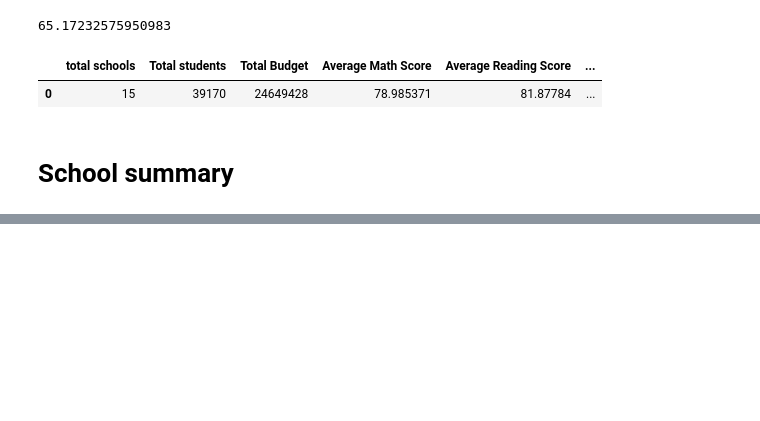
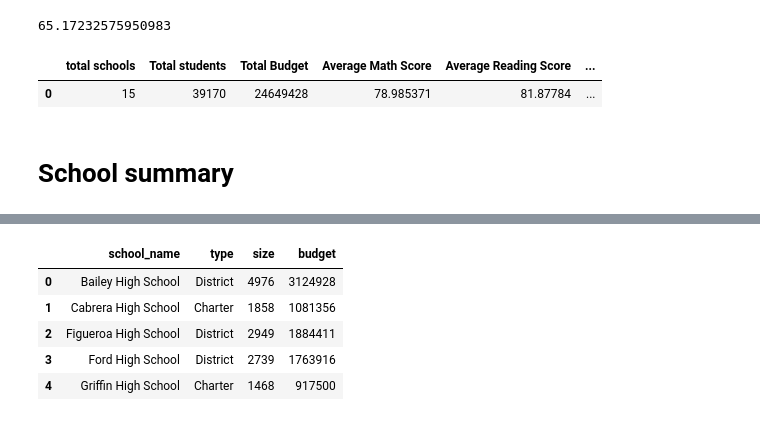
Before and after one commit to bhubh/pandas_challenge, a Jupyter notebook: PyCitySchools/PyCitySchools.ipynb, the cells around one changed output, grey strips where cells are left out. Saved outputs shown, nothing was run; the diff lists cells and outputs as text; code cells hidden in the pictures; blank space fills up the shorter version.

```diff
--- a/PyCitySchools/PyCitySchools.ipynb
+++ b/PyCitySchools/PyCitySchools.ipynb
@@ -149,0 +223,13 @@ percentage_reading_pass_school = 100*(reading_pass_school/total_school_students)
+# %%
+#creating summary table
+#selecting columns from unique_schools_df
+column_list = ["school_name","type","size","budget"]
+school_summary_df = pd.DataFrame(unique_schools_df[column_list])
+school_summary_df.head()
+# %% [output]
+|  | school_name | type | size | budget |
+| 0 | Bailey High School | District | 4976 | 3124928 |
+| 1 | Cabrera High School | Charter | 1858 | 1081356 |
+| 2 | Figueroa High School | District | 2949 | 1884411 |
+| 3 | Ford High School | District | 2739 | 1763916 |
+| 4 | Griffin High School | Charter | 1468 | 917500 |
```
Also changed, not shown: parts of 9 cells of this notebook.
